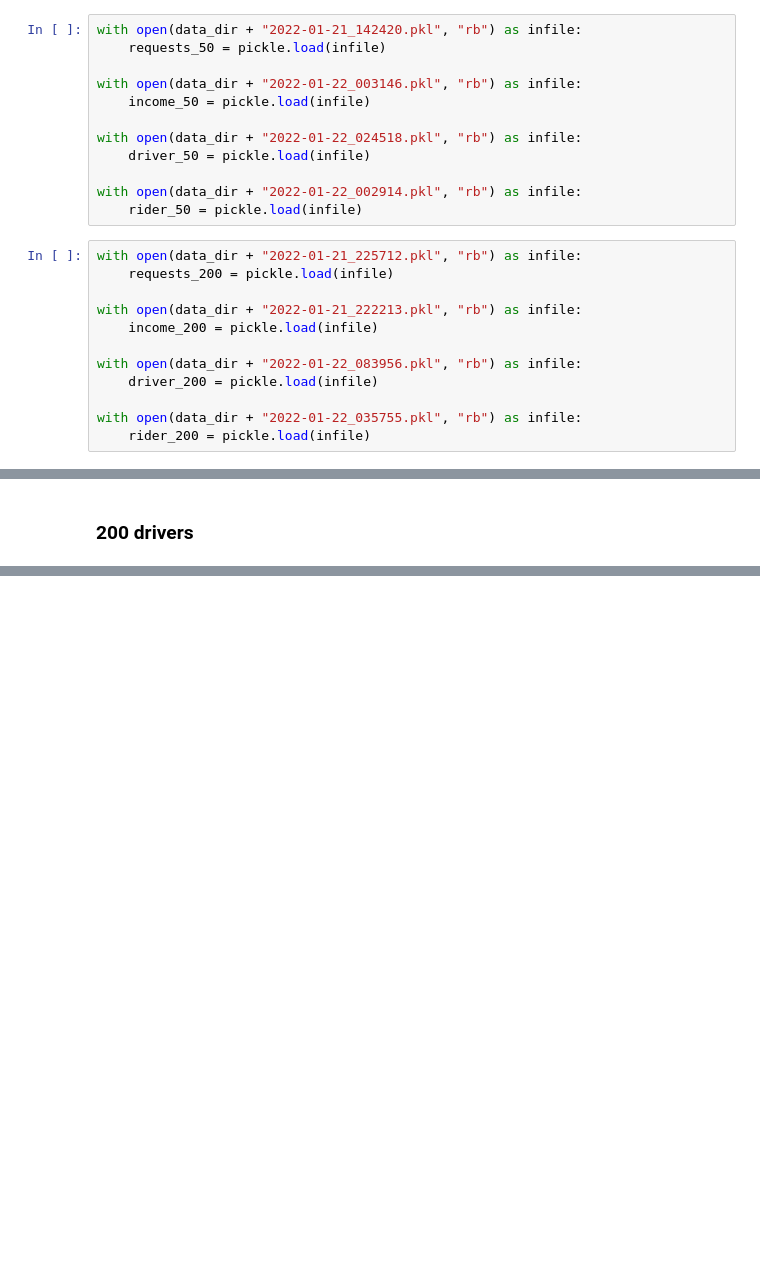
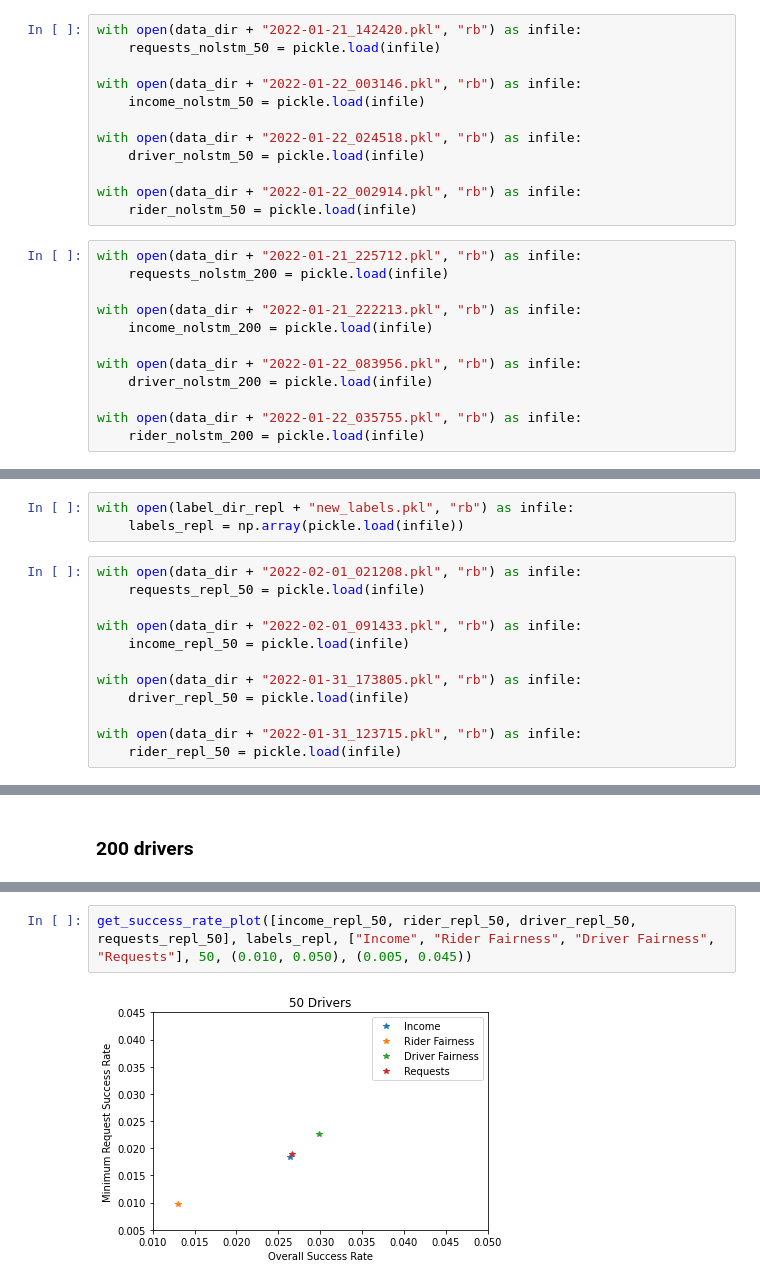
Before and after one commit to Veranep/fact-ai-group-25, a Jupyter notebook: generate_plots.ipynb, the cells around one changed output, grey strips where cells are left out. Drawn from its saved outputs; the diff is of its cells as text; blank space fills up the shorter version.

Commit message:
Add replication plots

```diff
--- a/generate_plots.ipynb
+++ b/generate_plots.ipynb
@@ -41,24 +48,24 @@ with open(data_dir + "2022-01-21_105545.pkl", "rb") as infile:
 # %%
 with open(data_dir + "2022-01-21_142420.pkl", "rb") as infile:
-    requests_50 = pickle.load(infile)
+    requests_nolstm_50 = pickle.load(infile)
 
 with open(data_dir + "2022-01-22_003146.pkl", "rb") as infile:
-    income_50 = pickle.load(infile)
+    income_nolstm_50 = pickle.load(infile)
 
 with open(data_dir + "2022-01-22_024518.pkl", "rb") as infile:
-    driver_50 = pickle.load(infile)
+    driver_nolstm_50 = pickle.load(infile)
 
 with open(data_dir + "2022-01-22_002914.pkl", "rb") as infile:
-    rider_50 = pickle.load(infile)
+    rider_nolstm_50 = pickle.load(infile)
 # %%
 with open(data_dir + "2022-01-21_225712.pkl", "rb") as infile:
-    requests_200 = pickle.load(infile)
+    requests_nolstm_200 = pickle.load(infile)
 
 with open(data_dir + "2022-01-21_222213.pkl", "rb") as infile:
-    income_200 = pickle.load(infile)
+    income_nolstm_200 = pickle.load(infile)
 
 with open(data_dir + "2022-01-22_083956.pkl", "rb") as infile:
-    driver_200 = pickle.load(infile)
+    driver_nolstm_200 = pickle.load(infile)
 
 with open(data_dir + "2022-01-22_035755.pkl", "rb") as infile:
-    rider_200 = pickle.load(infile)
+    rider_nolstm_200 = pickle.load(infile)
@@ -64,0 +74,15 @@ with open(data_dir + "2022-01-22_035755.pkl", "rb") as infile:
+# %%
+with open(label_dir_repl + "new_labels.pkl", "rb") as infile:
+    labels_repl = np.array(pickle.load(infile))
+# %%
+with open(data_dir + "2022-02-01_021208.pkl", "rb") as infile:
+    requests_repl_50 = pickle.load(infile)
+
+with open(data_dir + "2022-02-01_091433.pkl", "rb") as infile:
+    income_repl_50 = pickle.load(infile)
+
+with open(data_dir + "2022-01-31_173805.pkl", "rb") as infile:
+    driver_repl_50 = pickle.load(infile)
+
+with open(data_dir + "2022-01-31_123715.pkl", "rb") as infile:
+    rider_repl_50 = pickle.load(infile)
@@ -173,0 +212,4 @@ get_total_income_bar_plot([income_200, rider_200, driver_200, requests_200], ["I
+# %%
+get_success_rate_plot([income_repl_50, rider_repl_50, driver_repl_50, requests_repl_50], labels_repl, ["Income", "Rider Fairness", "Driver Fairness", "Requests"], 50, (0.010, 0.050), (0.005, 0.045))
+# %% [output]
+[figure, added]
```
Also changed, not shown: parts of 29 cells of this notebook.
